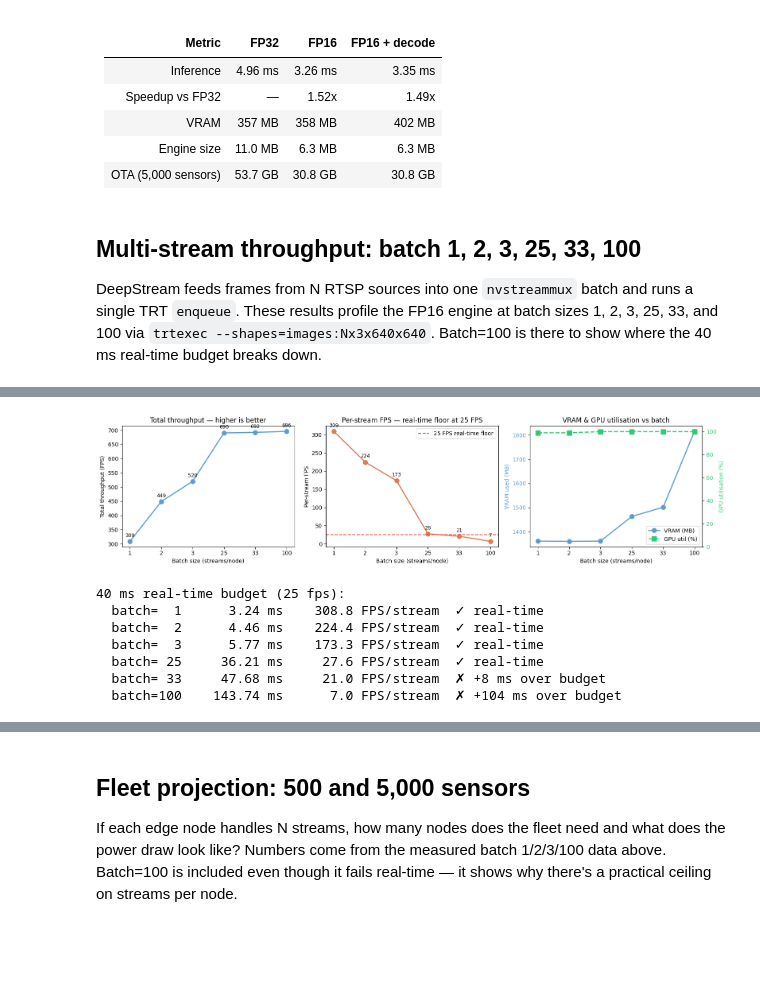
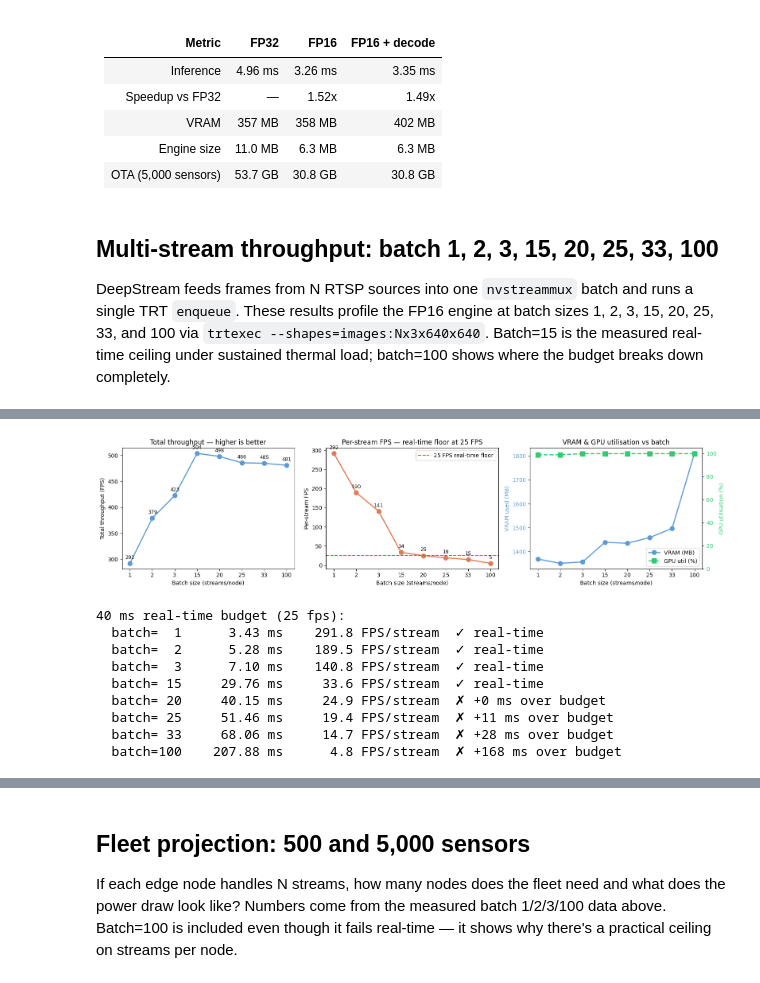
Before and after one commit to Dexter-Fernandes/deepstream-rtsp-pipeline, a Jupyter notebook: metrics/decode_comparison.ipynb, the cells around one changed output, grey strips where cells are left out. Saved outputs shown, nothing was run; the diff lists cells and outputs as text; code cells hidden in the pictures; blank space fills up the shorter version.

Commit message:
feat(metrics): M2.7.2 tail-latency parser, batch=15/20 sweep, sustained-load ceiling

```diff
--- a/metrics/decode_comparison.ipynb
+++ b/metrics/decode_comparison.ipynb
@@ -247,12 +247,12 @@ The engine drops from 11.0 MB to 6.3 MB when you switch to FP16. The decode engi
 | Engine size | 11.0 MB | 6.3 MB | 6.3 MB |
 | OTA (5,000 sensors) | 53.7 GB | 30.8 GB | 30.8 GB |
 # %% [markdown]
-## Multi-stream throughput: batch 1, 2, 3, 25, 33, 100
+## Multi-stream throughput: batch 1, 2, 3, 15, 20, 25, 33, 100
 
-DeepStream feeds frames from N RTSP sources into one `nvstreammux` batch and runs a single TRT `enqueue`. These results profile the FP16 engine at batch sizes 1, 2, 3, 25, 33, and 100 via `trtexec --shapes=images:Nx3x640x640`. Batch=100 is there to show where the 40 ms real-time budget breaks down.
+DeepStream feeds frames from N RTSP sources into one `nvstreammux` batch and runs a single TRT `enqueue`. These results profile the FP16 engine at batch sizes 1, 2, 3, 15, 20, 25, 33, and 100 via `trtexec --shapes=images:Nx3x640x640`. Batch=15 is the measured real-time ceiling under sustained thermal load; batch=100 shows where the budget breaks down completely.
 # %%
 batch_results = []
-for b in [1, 2, 3, 25, 33, 100]:
+for b in [1, 2, 3, 15, 20, 25, 33, 100]:
     d = load(f"batch_{b}")
     batch_results.append(d)
 
@@ -351,11 +353,13 @@ for r in batch_results:
-[figure, old version]
+[figure, new version]
 40 ms real-time budget (25 fps):
-  batch=  1      3.24 ms    308.8 FPS/stream  ✓ real-time
-  batch=  2      4.46 ms    224.4 FPS/stream  ✓ real-time
-  batch=  3      5.77 ms    173.3 FPS/stream  ✓ real-time
-  batch= 25     36.21 ms     27.6 FPS/stream  ✓ real-time
-  batch= 33     47.68 ms     21.0 FPS/stream  ✗ +8 ms over budget
-  batch=100    143.74 ms      7.0 FPS/stream  ✗ +104 ms over budget
+  batch=  1      3.43 ms    291.8 FPS/stream  ✓ real-time
+  batch=  2      5.28 ms    189.5 FPS/stream  ✓ real-time
+  batch=  3      7.10 ms    140.8 FPS/stream  ✓ real-time
+  batch= 15     29.76 ms     33.6 FPS/stream  ✓ real-time
+  batch= 20     40.15 ms     24.9 FPS/stream  ✗ +0 ms over budget
+  batch= 25     51.46 ms     19.4 FPS/stream  ✗ +11 ms over budget
+  batch= 33     68.06 ms     14.7 FPS/stream  ✗ +28 ms over budget
+  batch=100    207.88 ms      4.8 FPS/stream  ✗ +168 ms over budget
 # %% [markdown]
 ### Multi-stream throughput findings
 
```
Also changed, not shown: parts of 6 cells of this notebook, 5 other files.
